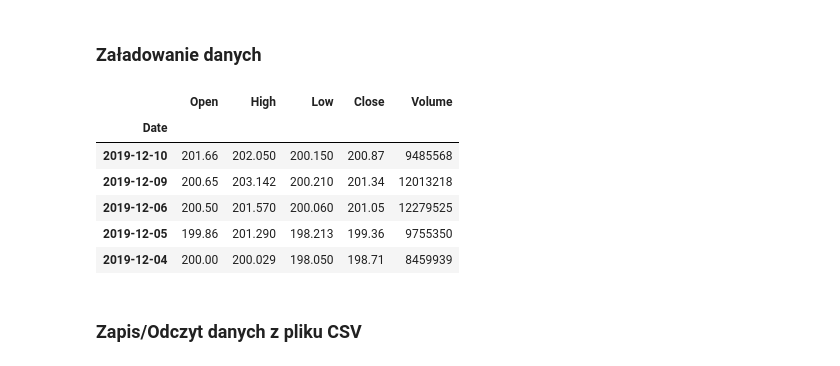
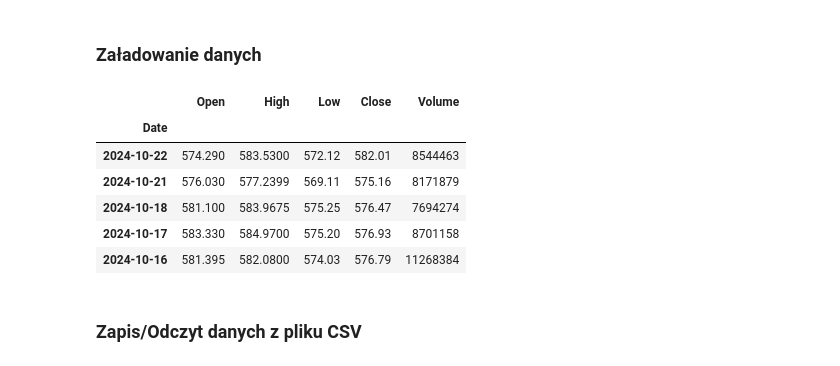
Before and after one commit to sebekpro/python-ds, a Jupyter notebook: 02_analiza_danych/03_zapis_odczyt.ipynb, the cells around one changed output. Saved outputs shown, nothing was run; the diff lists cells and outputs as text; code cells hidden in the pictures.

```diff
--- a/02_analiza_danych/03_zapis_odczyt.ipynb
+++ b/02_analiza_danych/03_zapis_odczyt.ipynb
@@ -29,21 +29,21 @@ import pandas as pd
 # %%
 def fetch_financial_data(company='AMZN'):
     """
     This function fetch stock market quotations.
     """
     import pandas_datareader.data as web
     return web.DataReader(name=company, data_source='stooq')
 
-df = fetch_financial_data('FB')
+df = fetch_financial_data('META')
 df.head()
 # %% [output]
 |  | Open | High | Low | Close | Volume |
 | Date |  |  |  |  |  |
-| 2019-12-10 | 201.66 | 202.050 | 200.150 | 200.87 | 9485568 |
-| 2019-12-09 | 200.65 | 203.142 | 200.210 | 201.34 | 12013218 |
-| 2019-12-06 | 200.50 | 201.570 | 200.060 | 201.05 | 12279525 |
-| 2019-12-05 | 199.86 | 201.290 | 198.213 | 199.36 | 9755350 |
-| 2019-12-04 | 200.00 | 200.029 | 198.050 | 198.71 | 8459939 |
+| 2024-10-22 | 574.290 | 583.5300 | 572.12 | 582.01 | 8544463 |
+| 2024-10-21 | 576.030 | 577.2399 | 569.11 | 575.16 | 8171879 |
+| 2024-10-18 | 581.100 | 583.9675 | 575.25 | 576.47 | 7694274 |
+| 2024-10-17 | 583.330 | 584.9700 | 575.20 | 576.93 | 8701158 |
+| 2024-10-16 | 581.395 | 582.0800 | 574.03 | 576.79 | 11268384 |
 # %% [markdown]
 ### <a name='a3'></a> Zapis/Odczyt danych z pliku CSV
 # %%
```
